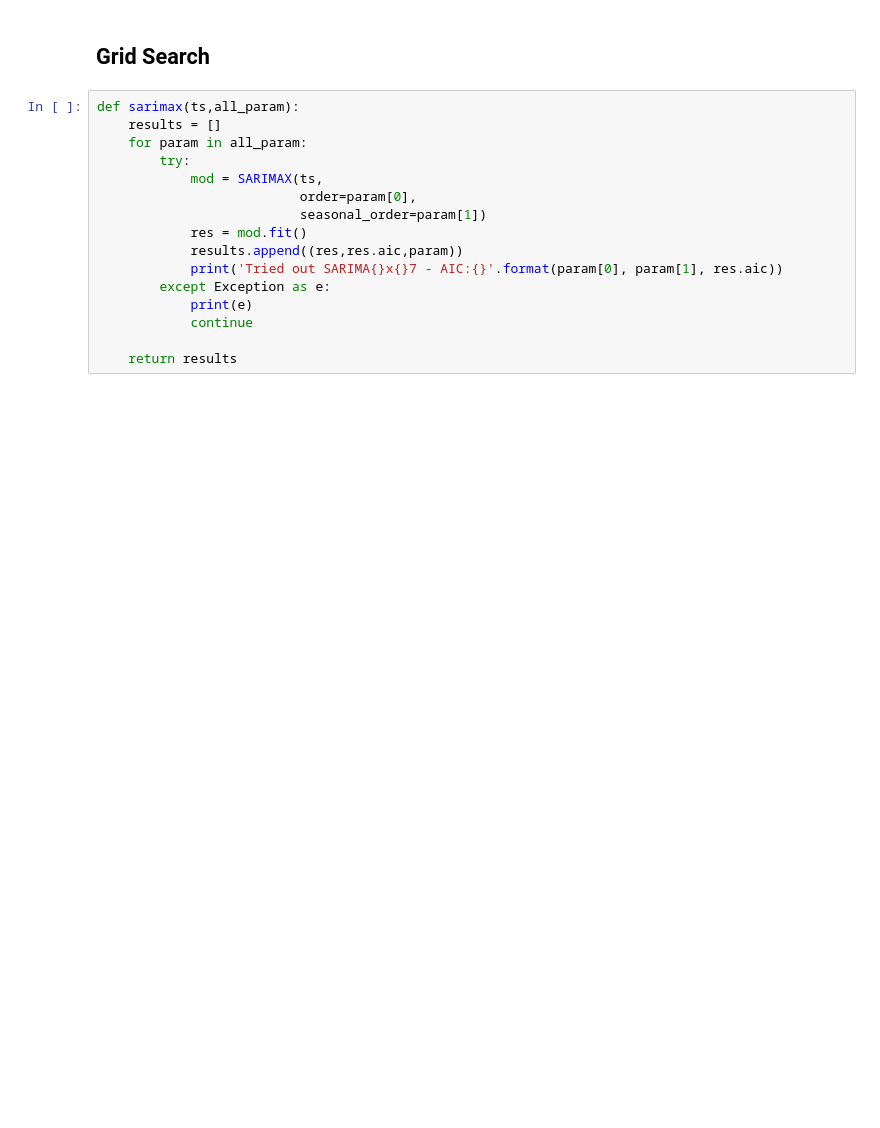
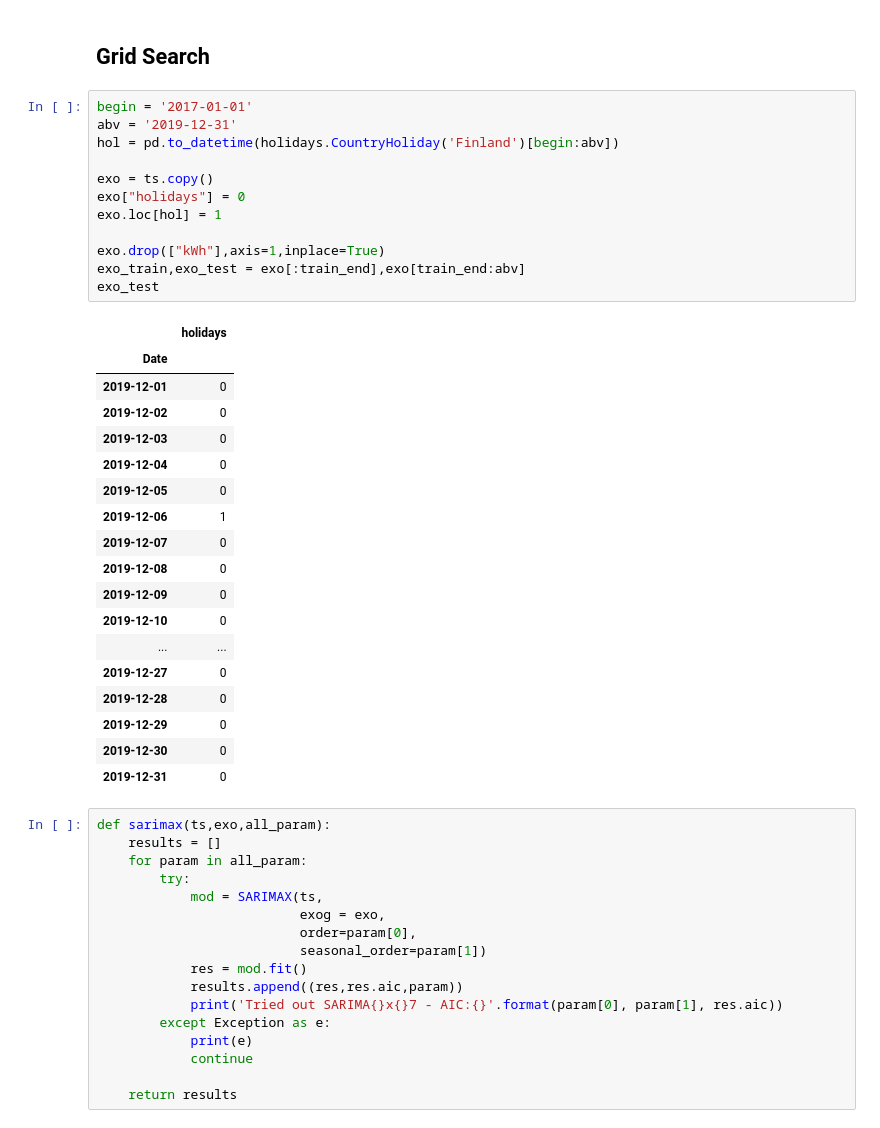
Before and after one commit to quan-possible/energy-demand-prediction, a Jupyter notebook: daily/modeling.ipynb, the cells around one changed output. Drawn from its saved outputs; the diff is of its cells as text; blank space fills up the shorter version.

```diff
--- a/daily/modeling.ipynb
+++ b/daily/modeling.ipynb
@@ -161,11 +161,43 @@ legend = ax.legend(["Observed", "Forecast"])
 # %% [markdown]
 ## Grid Search
+# %%
+begin = '2017-01-01'
+abv = '2019-12-31'
+hol = pd.to_datetime(holidays.CountryHoliday('Finland')[begin:abv])
+
+exo = ts.copy()
+exo["holidays"] = 0
+exo.loc[hol] = 1
+
+exo.drop(["kWh"],axis=1,inplace=True)
+exo_train,exo_test = exo[:train_end],exo[train_end:abv]
+exo_test
+# %% [output]
+|  | holidays |
+| Date |  |
+| 2019-12-01 | 0 |
+| 2019-12-02 | 0 |
+| 2019-12-03 | 0 |
+| 2019-12-04 | 0 |
+| 2019-12-05 | 0 |
+| 2019-12-06 | 1 |
+| 2019-12-07 | 0 |
+| 2019-12-08 | 0 |
+| 2019-12-09 | 0 |
+| 2019-12-10 | 0 |
+| ... | ... |
+| 2019-12-27 | 0 |
+| 2019-12-28 | 0 |
+| 2019-12-29 | 0 |
+| 2019-12-30 | 0 |
+| 2019-12-31 | 0 |
 # %%
-def sarimax(ts,all_param):
+def sarimax(ts,exo,all_param):
     results = []
     for param in all_param:
         try:
             mod = SARIMAX(ts,
+                          exog = exo,
                           order=param[0],
                           seasonal_order=param[1])
             res = mod.fit()
```
Also changed, not shown: parts of 13 cells of this notebook, 2 other files.
